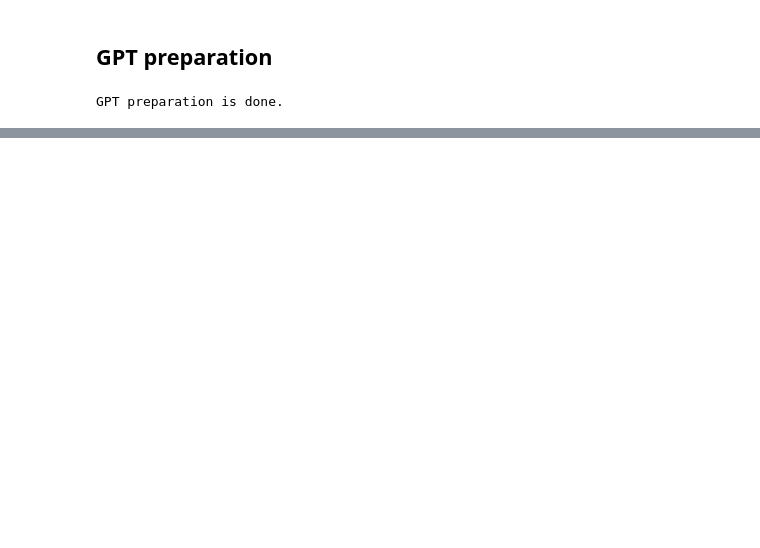
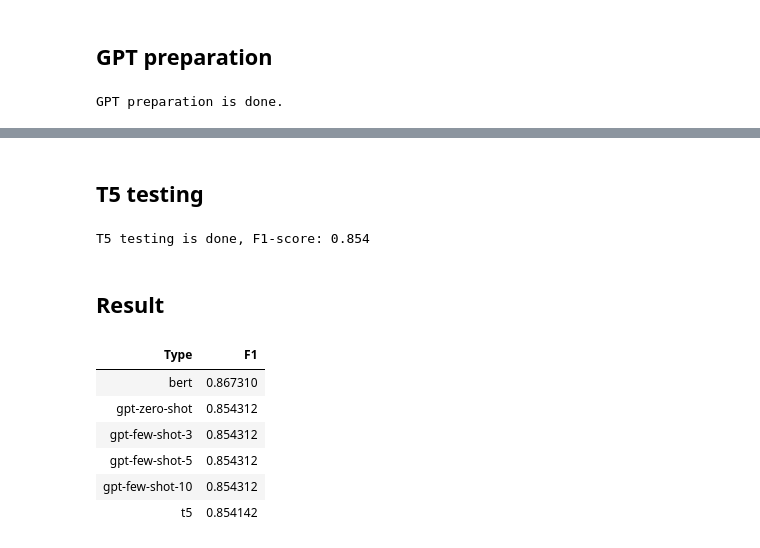
Before and after one commit to KasymbekovPN/studying--otus-nlp-2023-04, a Jupyter notebook: src/hw_004_bert_gpt3_t5_practice/main.ipynb, the cells around one changed output, grey strips where cells are left out. Saved outputs shown, nothing was run; the diff lists cells and outputs as text; code cells hidden in the pictures; blank space fills up the shorter version.

Commit message:
it's done

```diff
--- a/src/hw_004_bert_gpt3_t5_practice/main.ipynb
+++ b/src/hw_004_bert_gpt3_t5_practice/main.ipynb
@@ -753,12 +643,13 @@ F1-score: 0.19437939110070257
 # %%
-# conds.check(CList.GPT_PREPARED)
 
-# promt = """Проверить корректность предложения:
-# Иван вчера не позвонил. => Верно
-# Лесные запахи набегали волнами; в них смешалось дыхание можжевельника, вереска, брусники. => Верно
-# У многих туристов, кто посещают Кемер весной, есть шанс застать снег на вершине горы Тахталы и даже сочетать пляжный отдых с горнолыжным. => Неверно
-# """
+promt = """Проверить корректность предложения:
+Иван вчера не позвонил. => Верно
+Лесные запахи набегали волнами; в них смешалось дыхание можжевельника, вереска, брусники. => Верно
+У многих туристов, кто посещают Кемер весной, есть шанс застать снег на вершине горы Тахталы и даже сочетать пляжный отдых с горнолыжным. => Неверно
+"""
 
-# y_pred = test_dataframe['sentence'].progress_apply(lambda text: shot_gpt(promt, text, ' => Верно', ' => Неверно'))
-# print(f'F1-score: {f1_score(y_pred, test_dataframe["acceptable"])}')
+y_pred = test_dataframe['sentence'].progress_apply(lambda text: shot_gpt(promt, text, ' => Верно', ' => Неверно'))
+f1 = f1_score(y_pred, test_dataframe["acceptable"])
+total_result['gpt-few-shot-3'] = f1
+print(f'GPT few-shot(3) is done, F1-score: {f1:.3f}')
 # %% [output]
@@ -1046,5 +749,39 @@ train {'train_runtime': 14032.2476, 'train_samples_per_second': 11.216, 'train_s
+# %% [markdown]
+## T5 testing
+# %%
+
+pos_label = t5_tokenizer(T5TrainDataset.POS_LABEL,
+                         return_tensors='pt',
+                         padding='max_length',
+                         truncation=True,
+                         max_length=2)['input_ids'][0][0].item()
+
+t5_model.eval()
+
+result = np.array([])
+for batch in t5_test_dataloader:
+    tokens = t5_model.generate(**batch)
+    tokens = [1 if pos_label in token else 0 for token in tokens]
+    result = np.hstack([result, tokens])
+
+f1 = f1_score(result, test_dataframe["acceptable"])
+total_result['t5'] = f1
+
+print(f'T5 testing is done, F1-score: {f1:.3f}')
+# %% [output]
+T5 testing is done, F1-score: 0.854
+# %% [markdown]
+## Result
 # %%
-# data = [['TF-IDF', tf_idf_accuracy_socre, w2v_accuracy_socre], ['TF-IDF+Word2vec', tf_idf_f1, w2v_f1]]
-# df = pd.DataFrame(data, columns=['Type', 'Accuracy', 'F1'])
+data = [[k, v] for k, v in total_result.items()]
 
-# HTML(df.to_html(index=False))
+df = pd.DataFrame(data, columns=['Type', 'F1'])
+HTML(df.to_html(index=False))
+# %% [output]
+| Type | F1 |
+| bert | 0.867310 |
+| gpt-zero-shot | 0.854312 |
+| gpt-few-shot-3 | 0.854312 |
+| gpt-few-shot-5 | 0.854312 |
+| gpt-few-shot-10 | 0.854312 |
+| t5 | 0.854142 |
```
Also changed, not shown: parts of 19 cells of this notebook.
